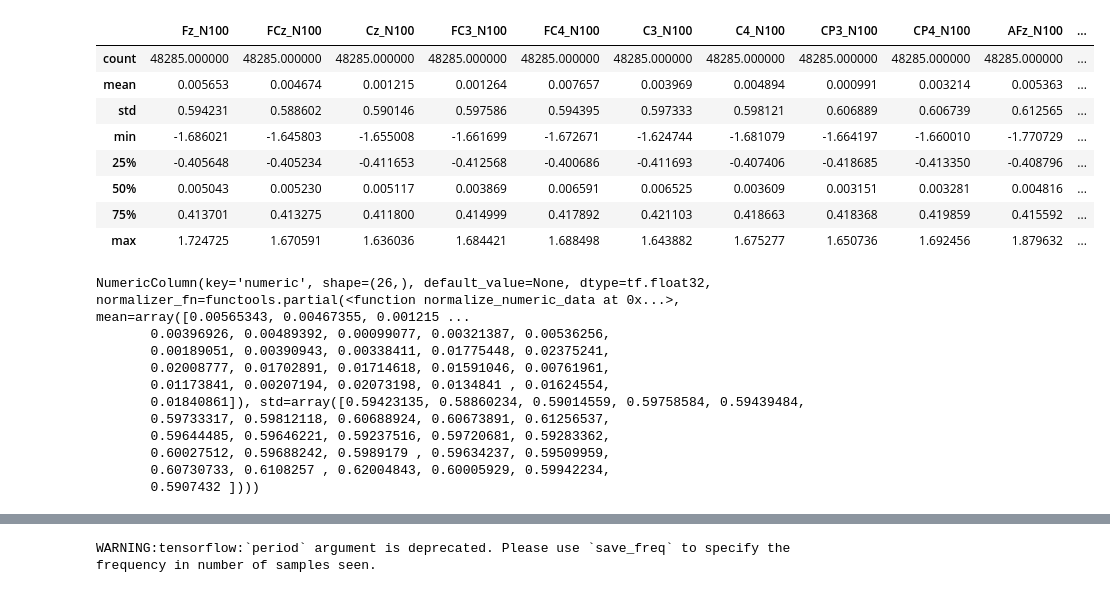
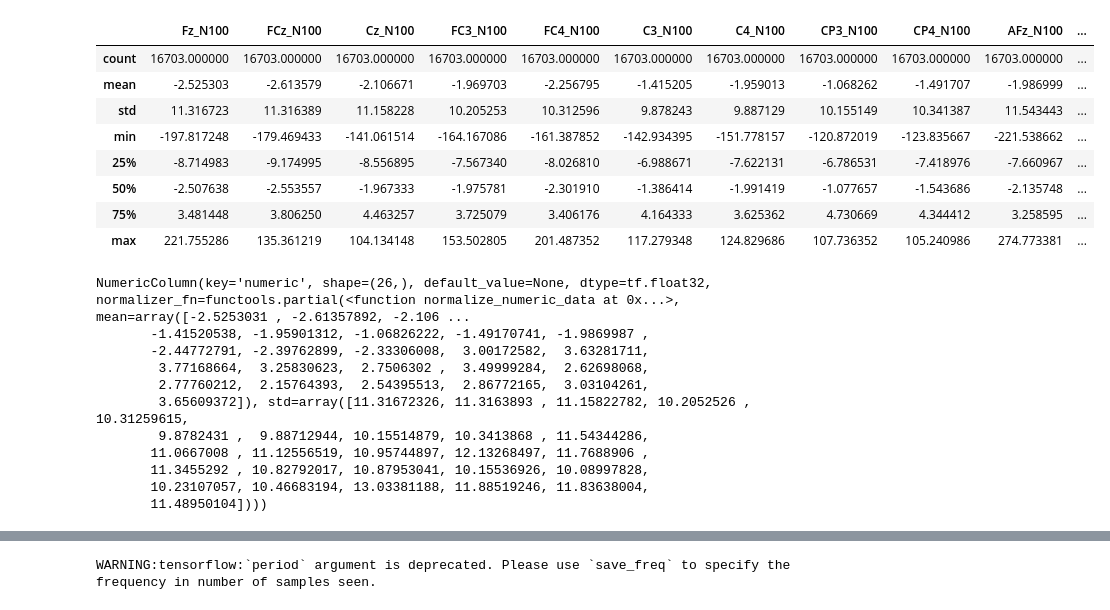
Before and after one commit to EEG-Easy/EEG-Schizophrenia-vs-Healthy, a Jupyter notebook: 2020-2Project/2_딥러닝/N100,P200+Robust+augmentation.ipynb, the cells around one changed output, grey strips where cells are left out. Drawn from its saved outputs; the diff is of its cells as text; code cells hidden in the pictures.

```diff
--- a/2020-2Project/2_딥러닝/N100,P200+Robust+augmentation.ipynb
+++ b/2020-2Project/2_딥러닝/N100,P200+Robust+augmentation.ipynb
@@ -440,18 +575,18 @@ test_data = test_dataset.map(
     PackNumericFeatures(NUMERIC_FEATURES))
 # %%
 import pandas as pd
-desc = pd.read_csv('train_mergedTrial.csv')[NUMERIC_FEATURES].describe()
+desc = pd.read_csv('train_mergedTrial_origin.csv')[NUMERIC_FEATURES].describe()
 desc
 # %% [output]
 |  | Fz_N100 | FCz_N100 | Cz_N100 | FC3_N100 | FC4_N100 | C3_N100 | C4_N100 | CP3_N100 | CP4_N100 | AFz_N100 | ... |
-| count | 48285.000000 | 48285.000000 | 48285.000000 | 48285.000000 | 48285.000000 | 48285.000000 | 48285.000000 | 48285.000000 | 48285.000000 | 48285.000000 | ... |
-| mean | 0.005653 | 0.004674 | 0.001215 | 0.001264 | 0.007657 | 0.003969 | 0.004894 | 0.000991 | 0.003214 | 0.005363 | ... |
-| std | 0.594231 | 0.588602 | 0.590146 | 0.597586 | 0.594395 | 0.597333 | 0.598121 | 0.606889 | 0.606739 | 0.612565 | ... |
-| min | -1.686021 | -1.645803 | -1.655008 | -1.661699 | -1.672671 | -1.624744 | -1.681079 | -1.664197 | -1.660010 | -1.770729 | ... |
-| 25% | -0.405648 | -0.405234 | -0.411653 | -0.412568 | -0.400686 | -0.411693 | -0.407406 | -0.418685 | -0.413350 | -0.408796 | ... |
-| 50% | 0.005043 | 0.005230 | 0.005117 | 0.003869 | 0.006591 | 0.006525 | 0.003609 | 0.003151 | 0.003281 | 0.004816 | ... |
-| 75% | 0.413701 | 0.413275 | 0.411800 | 0.414999 | 0.417892 | 0.421103 | 0.418663 | 0.418368 | 0.419859 | 0.415592 | ... |
-| max | 1.724725 | 1.670591 | 1.636036 | 1.684421 | 1.688498 | 1.643882 | 1.675277 | 1.650736 | 1.692456 | 1.879632 | ... |
+| count | 16703.000000 | 16703.000000 | 16703.000000 | 16703.000000 | 16703.000000 | 16703.000000 | 16703.000000 | 16703.000000 | 16703.000000 | 16703.000000 | ... |
+| mean | -2.525303 | -2.613579 | -2.106671 | -1.969703 | -2.256795 | -1.415205 | -1.959013 | -1.068262 | -1.491707 | -1.986999 | ... |
+| std | 11.316723 | 11.316389 | 11.158228 | 10.205253 | 10.312596 | 9.878243 | 9.887129 | 10.155149 | 10.341387 | 11.543443 | ... |
+| min | -197.817248 | -179.469433 | -141.061514 | -164.167086 | -161.387852 | -142.934395 | -151.778157 | -120.872019 | -123.835667 | -221.538662 | ... |
+| 25% | -8.714983 | -9.174995 | -8.556895 | -7.567340 | -8.026810 | -6.988671 | -7.622131 | -6.786531 | -7.418976 | -7.660967 | ... |
+| 50% | -2.507638 | -2.553557 | -1.967333 | -1.975781 | -2.301910 | -1.386414 | -1.991419 | -1.077657 | -1.543686 | -2.135748 | ... |
+| 75% | 3.481448 | 3.806250 | 4.463257 | 3.725079 | 3.406176 | 4.164333 | 3.625362 | 4.730669 | 4.344412 | 3.258595 | ... |
+| max | 221.755286 | 135.361219 | 104.134148 | 153.502805 | 201.487352 | 117.279348 | 124.829686 | 107.736352 | 105.240986 | 274.773381 | ... |
 # %%
 MEAN = np.array(desc.T['mean'])
 STD = np.array(desc.T['std'])
@@ -466,17 +601,17 @@ numeric_column = tf.feature_column.numeric_column('numeric', normalizer_fn=norma
 numeric_columns = [numeric_column]
 numeric_column
 # %% [output]
-NumericColumn(key='numeric', shape=(26,), default_value=None, dtype=tf.float32, normalizer_fn=functools.partial(<function normalize_numeric_data at 0x...>, mean=array([0.00565343, 0.00467355, 0.001215 ...
-       0.00396926, 0.00489392, 0.00099077, 0.00321387, 0.00536256,
-       0.00189051, 0.00390943, 0.00338411, 0.01775448, 0.02375241,
-       0.02008777, 0.01702891, 0.01714618, 0.01591046, 0.00761961,
-       0.01173841, 0.00207194, 0.02073198, 0.0134841 , 0.01624554,
-       0.01840861]), std=array([0.59423135, 0.58860234, 0.59014559, 0.59758584, 0.59439484,
-       0.59733317, 0.59812118, 0.60688924, 0.60673891, 0.61256537,
-       0.59644485, 0.59646221, 0.59237516, 0.59720681, 0.59283362,
-       0.60027512, 0.59688242, 0.5989179 , 0.59634237, 0.59509959,
-       0.60730733, 0.6108257 , 0.62004843, 0.60005929, 0.59942234,
-       0.5907432 ])))
+NumericColumn(key='numeric', shape=(26,), default_value=None, dtype=tf.float32, normalizer_fn=functools.partial(<function normalize_numeric_data at 0x...>, mean=array([-2.5253031 , -2.61357892, -2.106 ...
+       -1.41520538, -1.95901312, -1.06826222, -1.49170741, -1.9869987 ,
+       -2.44772791, -2.39762899, -2.33306008,  3.00172582,  3.63281711,
+        3.77168664,  3.25830623,  2.7506302 ,  3.49999284,  2.62698068,
+        2.77760212,  2.15764393,  2.54395513,  2.86772165,  3.03104261,
+        3.65609372]), std=array([11.31672326, 11.3163893 , 11.15822782, 10.2052526 , 10.31259615,
+        9.8782431 ,  9.88712944, 10.15514879, 10.3413868 , 11.54344286,
+       11.0667008 , 11.12556519, 10.95744897, 12.13268497, 11.7688906 ,
+       11.3455292 , 10.82792017, 10.87953041, 10.15536926, 10.08997828,
+       10.23107057, 10.46683194, 13.03381188, 11.88519246, 11.83638004,
+       11.48950104])))
 # %%
 example_batch, labels_batch = next(iter(train_data))
 example_batch['numeric']
```
Also changed, not shown: parts of 38 cells of this notebook.
